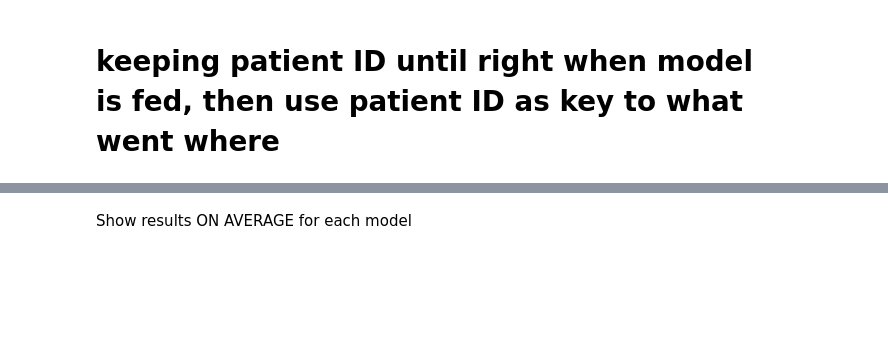
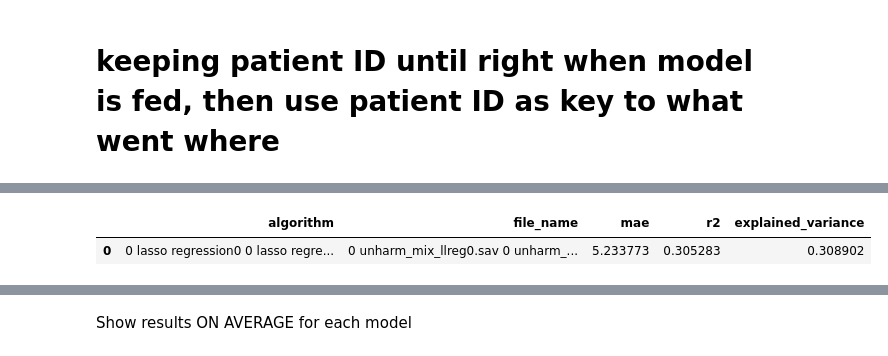
Before and after one commit to brainspinner/cvasl, a Jupyter notebook: harmonization_paper/ml_experiment3_requestedharm.ipynb, the cells around one changed output, grey strips where cells are left out. Cells and saved outputs as stored; diff of their text form; code cells hidden in the pictures; blank space fills up the shorter version.

```diff
--- a/harmonization_paper/ml_experiment3_requestedharm.ipynb
+++ b/harmonization_paper/ml_experiment3_requestedharm.ipynb
@@ -163,5 +258,8 @@ llreg_k_frame
 # %%
 avg_llreg = sep.avg_k_folds(llreg_k_frame)
-avg_llreg
+avg_llreg.to_csv()
+# %% [output]
+|  | algorithm | file_name | mae | r2 | explained_variance |
+| 0 | 0 lasso regression0 0 lasso regre... | 0 unharm_mix_llreg0.sav 0 unharm_... | 5.233773 | 0.305283 | 0.308902 |
 # %%
 llreg_y_frame
```
Also changed, not shown: parts of 40 cells of this notebook, 5 other files.
